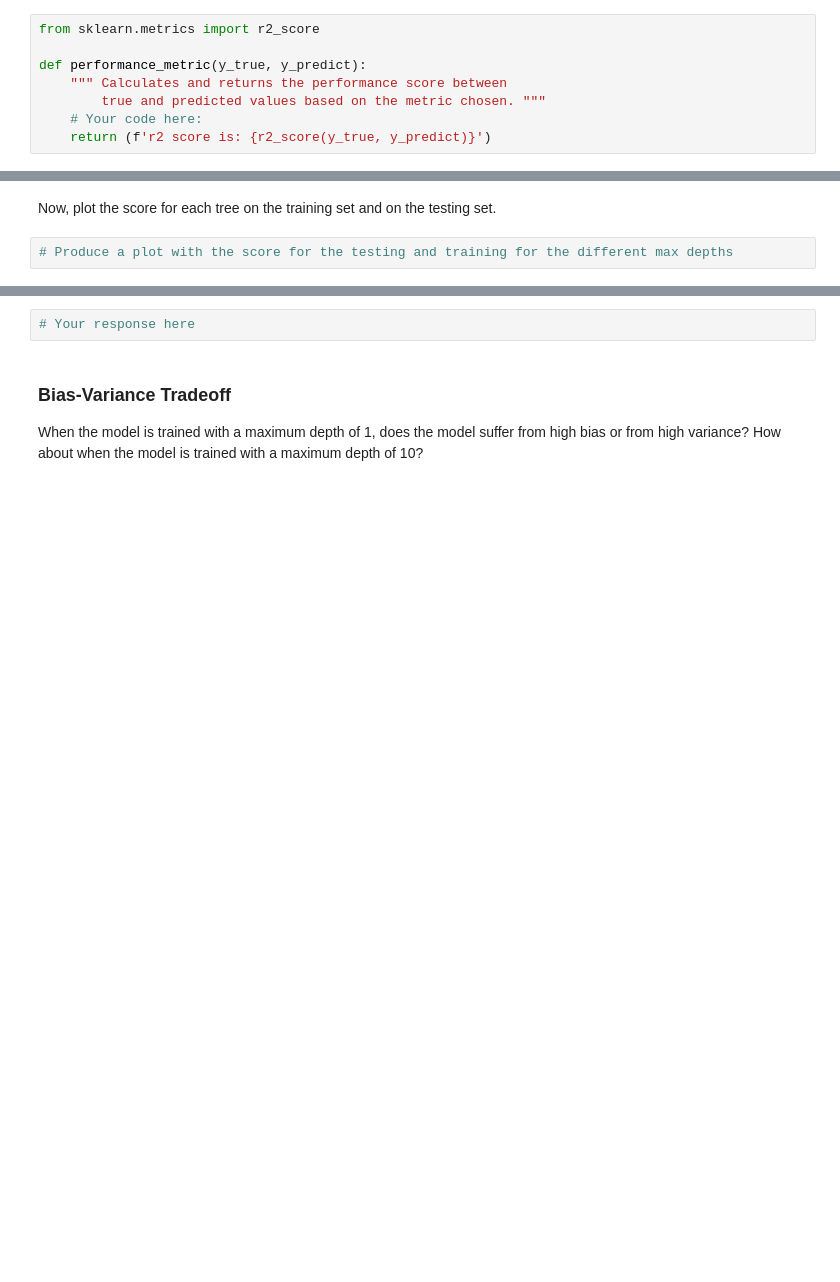
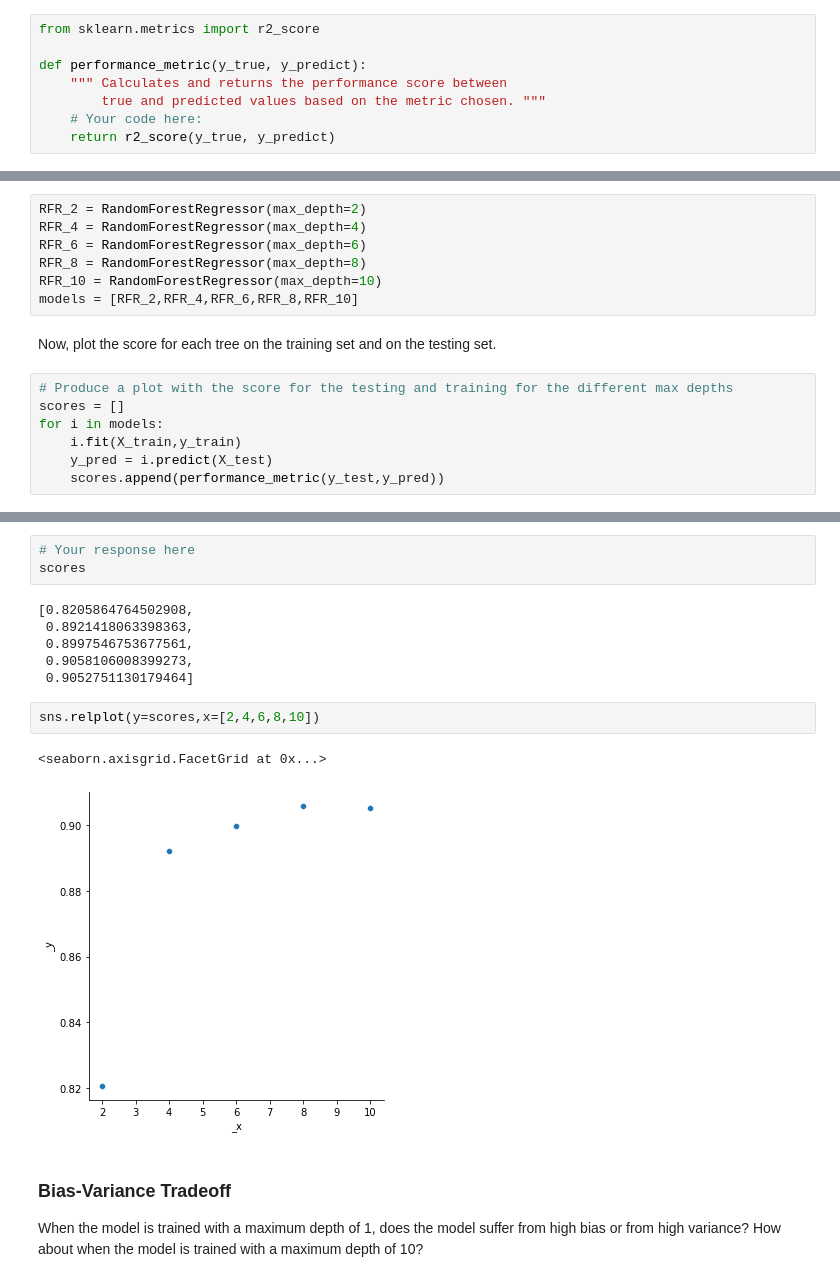
Before and after one commit to ironhack-bcn-data-pt/50-lab-problems-with-ML, a Jupyter notebook: your-code/lab_boston_housing.ipynb, the cells around one changed output, grey strips where cells are left out. Cells and saved outputs as stored; diff of their text form; blank space fills up the shorter version.

Commit message:
models and regression

```diff
--- a/your-code/lab_boston_housing.ipynb
+++ b/your-code/lab_boston_housing.ipynb
@@ -241,7 +241,7 @@ def performance_metric(y_true, y_predict):
     """ Calculates and returns the performance score between
         true and predicted values based on the metric chosen. """
     # Your code here:
-    return (f'r2 score is: {r2_score(y_true, y_predict)}')
+    return r2_score(y_true, y_predict)
 # %% [markdown]
 ### Implementation: Shuffle and Split Data
 Split the data into the testing and training datasets. Shuffle the data as well to remove any bias in selecting the traing and test.
@@ -266,4 +267,16 @@ Lets build the different models. Set the max_depth parameter to 2, 4, 6, 8, and
+# %%
+RFR_2 = RandomForestRegressor(max_depth=2)
+RFR_4 = RandomForestRegressor(max_depth=4)
+RFR_6 = RandomForestRegressor(max_depth=6)
+RFR_8 = RandomForestRegressor(max_depth=8)
+RFR_10 = RandomForestRegressor(max_depth=10)
+models = [RFR_2,RFR_4,RFR_6,RFR_8,RFR_10]
 # %% [markdown]
 Now, plot the score for each tree on the training set and on the testing set.
 # %%
 # Produce a plot with the score for the testing and training for the different max depths
+scores = []
+for i in models:
+    i.fit(X_train,y_train)
+    y_pred = i.predict(X_test)
+    scores.append(performance_metric(y_test,y_pred))
@@ -272,5 +303,17 @@ What do these results tell you about the effect of the depth of the trees on the
 # %%
 # Your response here
+scores
+# %% [output]
+[0.8205864764502908,
+ 0.8921418063398363,
+ 0.8997546753677561,
+ 0.9058106008399273,
+ 0.9052751130179464]
+# %%
+sns.relplot(y=scores,x=[2,4,6,8,10])
+# %% [output]
+<seaborn.axisgrid.FacetGrid at 0x...>
+[figure, added]
 # %% [markdown]
 ### Bias-Variance Tradeoff
 When the model is trained with a maximum depth of 1, does the model suffer from high bias or from high variance? How about when the model is trained with a maximum depth of 10?
```
Also changed, not shown: parts of 3 cells of this notebook.
